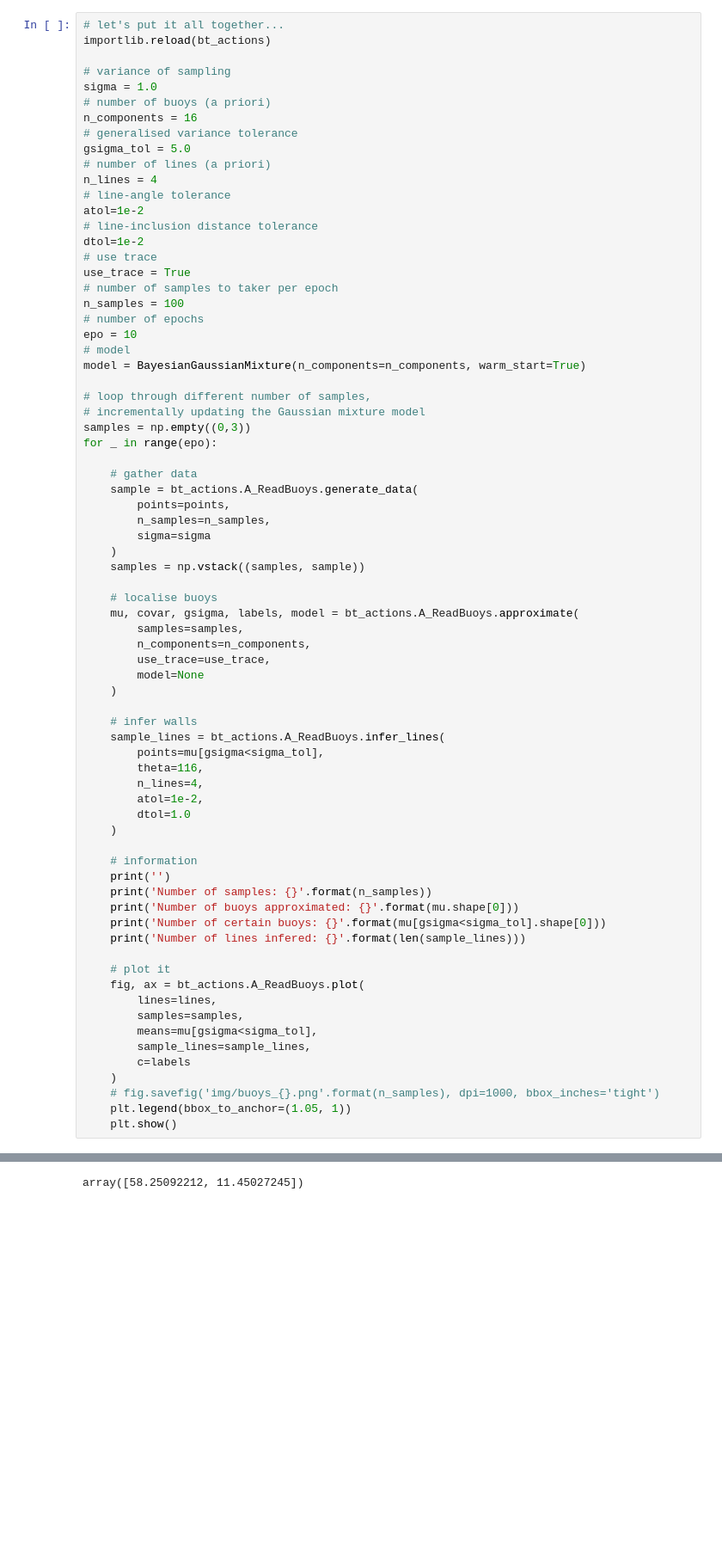
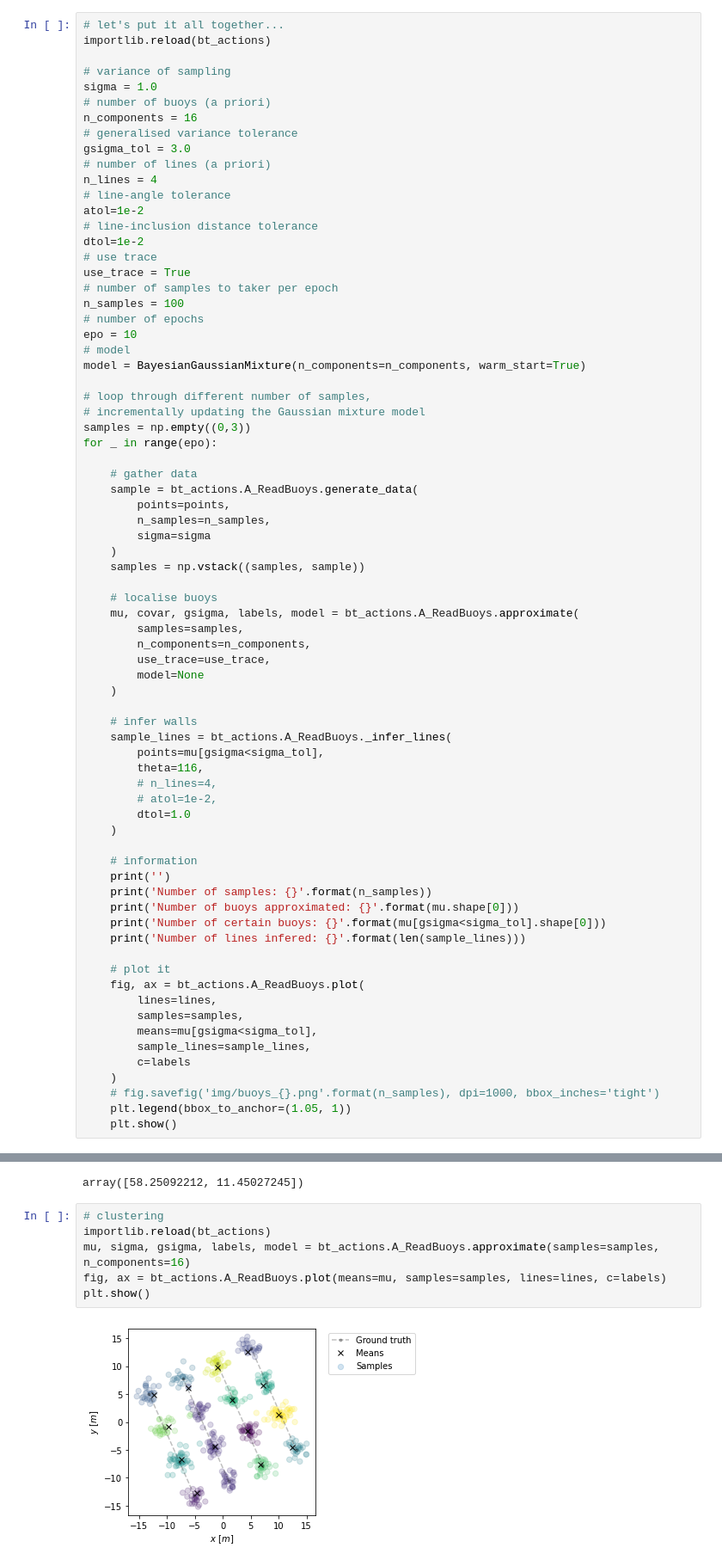
Before and after one commit to smarc-project/smarc_missions, a Jupyter notebook: smarc_bt/notebooks/probability.ipynb, the cells around one changed output, grey strips where cells are left out. Shown at 86% size. Cells and saved outputs as stored; diff of their text form; blank space fills up the shorter version.

```diff
--- a/smarc_bt/notebooks/probability.ipynb
+++ b/smarc_bt/notebooks/probability.ipynb
@@ -74,7 +101,7 @@ sigma = 1.0
 # number of buoys (a priori)
 n_components = 16
 # generalised variance tolerance
-gsigma_tol = 5.0
+gsigma_tol = 3.0
 # number of lines (a priori)
 n_lines = 4
 # line-angle tolerance
@@ -112,11 +139,11 @@ for _ in range(epo):
     )
 
     # infer walls
-    sample_lines = bt_actions.A_ReadBuoys.infer_lines(
+    sample_lines = bt_actions.A_ReadBuoys._infer_lines(
         points=mu[gsigma<sigma_tol],
         theta=116,
-        n_lines=4,
-        atol=1e-2,
+        # n_lines=4,
+        # atol=1e-2,
         dtol=1.0
     )
 
@@ -303,3 +289,11 @@ np.save(
 np.load('../test/buoys_centroid_latlon.npy')
 # %% [output]
 array([58.25092212, 11.45027245])
+# %%
+# clustering
+importlib.reload(bt_actions)
+mu, sigma, gsigma, labels, model = bt_actions.A_ReadBuoys.approximate(samples=samples, n_components=16)
+fig, ax = bt_actions.A_ReadBuoys.plot(means=mu, samples=samples, lines=lines, c=labels)
+plt.show()
+# %% [output]
+[figure, added]
```
Also changed, not shown: parts of 15 cells of this notebook, 1 other file.
